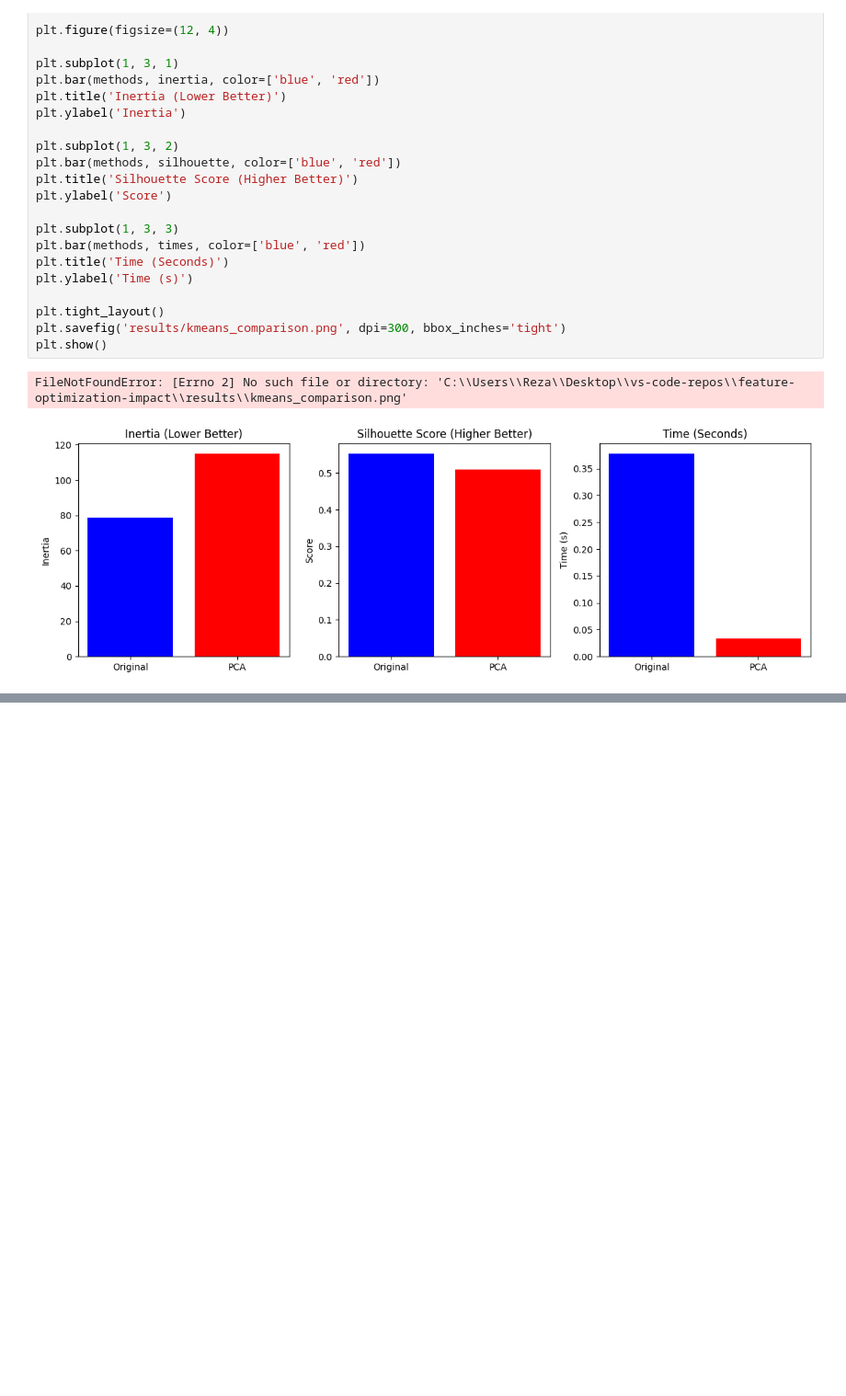
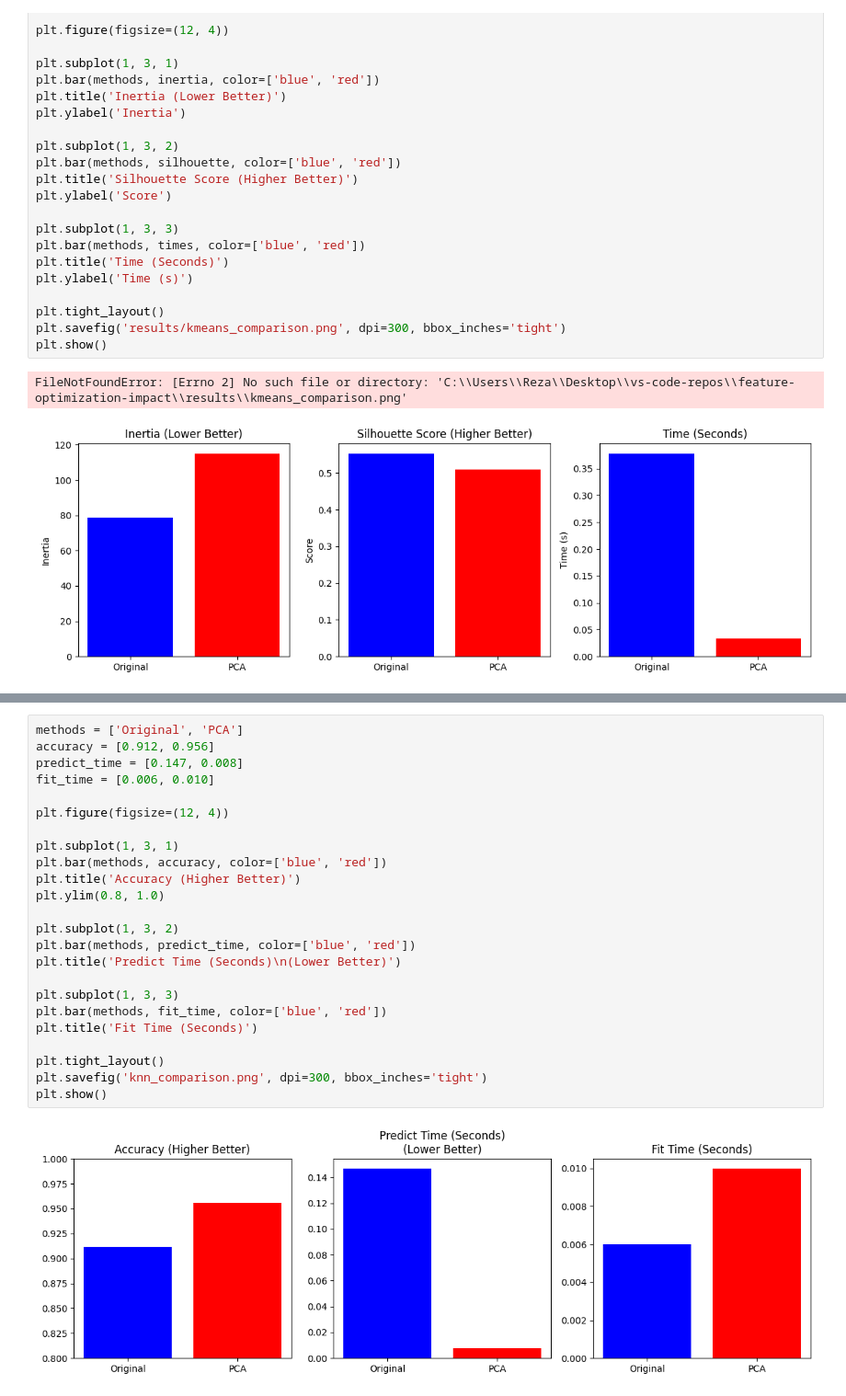
Before and after one commit to Rezarsa82/feature-optimization-impact, a Jupyter notebook: feature_optimization.ipynb, the cells around one changed output, grey strips where cells are left out. Shown at 92% size. Drawn from its saved outputs; the diff is of its cells as text; blank space fills up the shorter version.

```diff
--- a/feature_optimization.ipynb
+++ b/feature_optimization.ipynb
@@ -496,0 +563,26 @@ FileNotFoundError: [Errno 2] No such file or directory: 'C:\\Users\\Reza\\Deskto
+# %%
+methods = ['Original', 'PCA']
+accuracy = [0.912, 0.956]
+predict_time = [0.147, 0.008]
+fit_time = [0.006, 0.010]
+
+plt.figure(figsize=(12, 4))
+
+plt.subplot(1, 3, 1)
+plt.bar(methods, accuracy, color=['blue', 'red'])
+plt.title('Accuracy (Higher Better)')
+plt.ylim(0.8, 1.0)
+
+plt.subplot(1, 3, 2)
+plt.bar(methods, predict_time, color=['blue', 'red'])
+plt.title('Predict Time (Seconds)\n(Lower Better)')
+
+plt.subplot(1, 3, 3)
+plt.bar(methods, fit_time, color=['blue', 'red'])
+plt.title('Fit Time (Seconds)')
+
+plt.tight_layout()
+plt.savefig('knn_comparison.png', dpi=300, bbox_inches='tight')
+plt.show()
+# %% [output]
+[figure, added]
```
Also changed, not shown: parts of 1 cell of this notebook.
